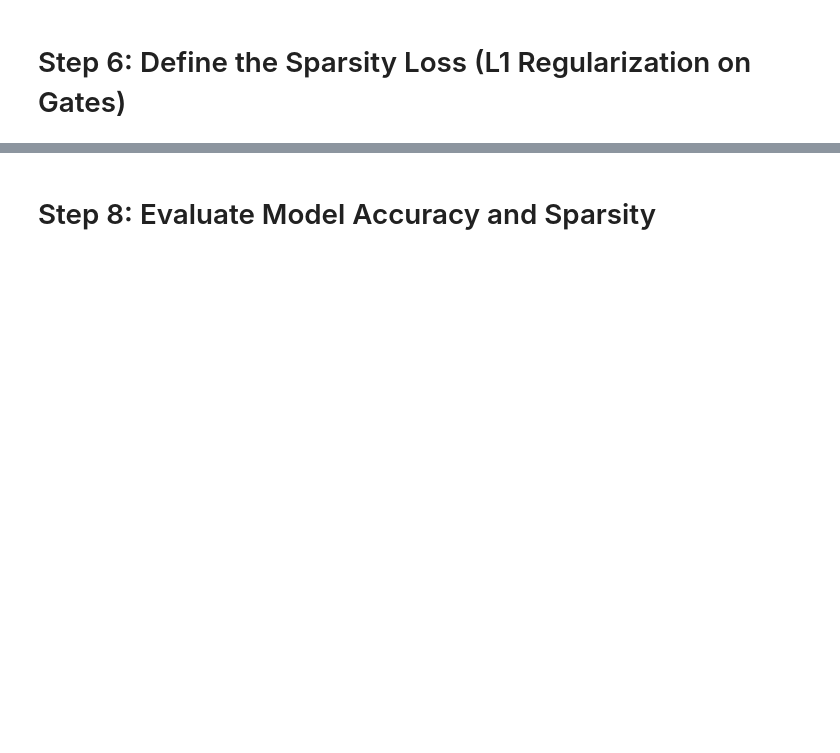
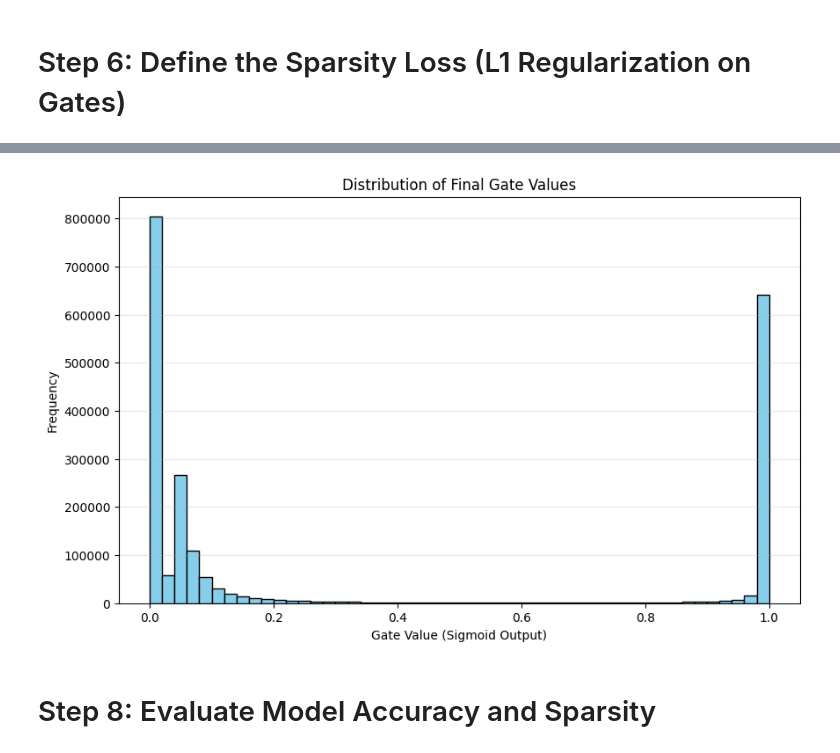
Before and after one commit to Ashissh-15/TREDENCE_PROJECT, a Jupyter notebook: tredence-project.ipynb, the cells around one changed output, grey strips where cells are left out. Drawn from its saved outputs; the diff is of its cells as text; code cells hidden in the pictures; blank space fills up the shorter version.

```diff
--- a/tredence-project.ipynb
+++ b/tredence-project.ipynb
@@ -593,3 +310,19 @@ def compute_sparsity_loss(model):
+# %%
+def compute_sparsity_loss(model):
+    """
+    FIX: Compute the MEAN of gates, not the SUM.
+    If you have 1 million gates, the sum is huge.
+    The mean is always between 0 and 1, making lambda_val easy to tune.
+    """
+    total_gate_sum = 0.0
+    total_gate_count = 0
+
+    for gates in model.get_all_gates():
+        total_gate_sum += gates.sum()
+        total_gate_count += gates.numel() # Count total parameters in this layer
+
+    # Return average gate activity
+    return total_gate_sum / total_gate_count if total_gate_count > 0 else 0.0
 # %%
 model = PrunableNet()
 
@@ -760,3 +416,21 @@ Epoch [30/30] | Total Loss: 1742.96
+# %%
+import matplotlib.pyplot as plt
+
+def plot_gate_distribution(model):
+    all_gates = torch.cat([g.flatten() for g in model.get_all_gates()]).detach().cpu().numpy()
+
+    plt.figure(figsize=(10, 6))
+    plt.hist(all_gates, bins=50, color='skyblue', edgecolor='black')
+    plt.title("Distribution of Final Gate Values")
+    plt.xlabel("Gate Value (Sigmoid Output)")
+    plt.ylabel("Frequency")
+    plt.grid(axis='y', alpha=0.3)
+    plt.show()
+
+# Run this after your training finishes
+plot_gate_distribution(model)
+# %% [output]
+[figure, added]
 # %% [markdown]
 # Step 8: Evaluate Model Accuracy and Sparsity
 # %%
```
Also changed, not shown: parts of 22 cells of this notebook, 13 other files.
